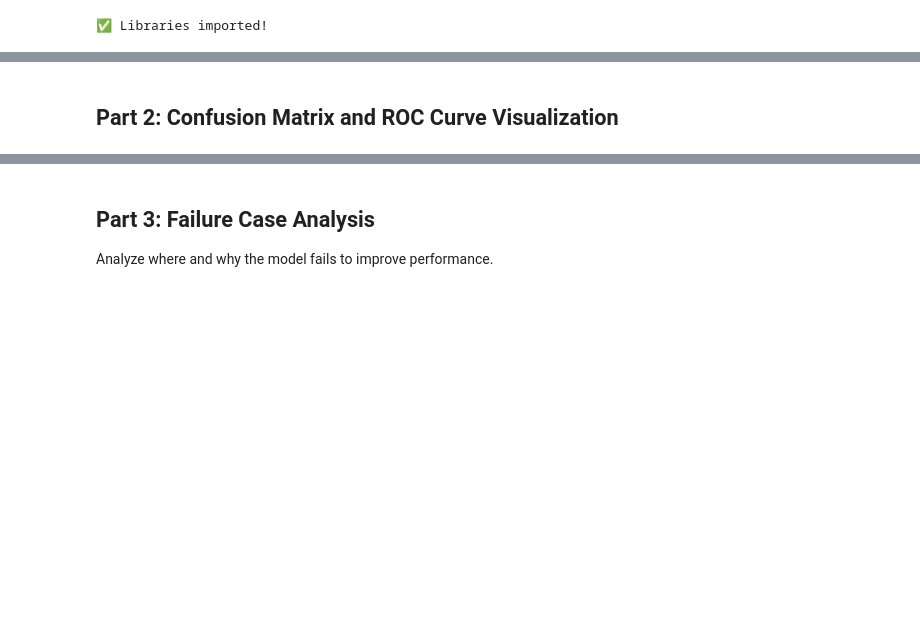
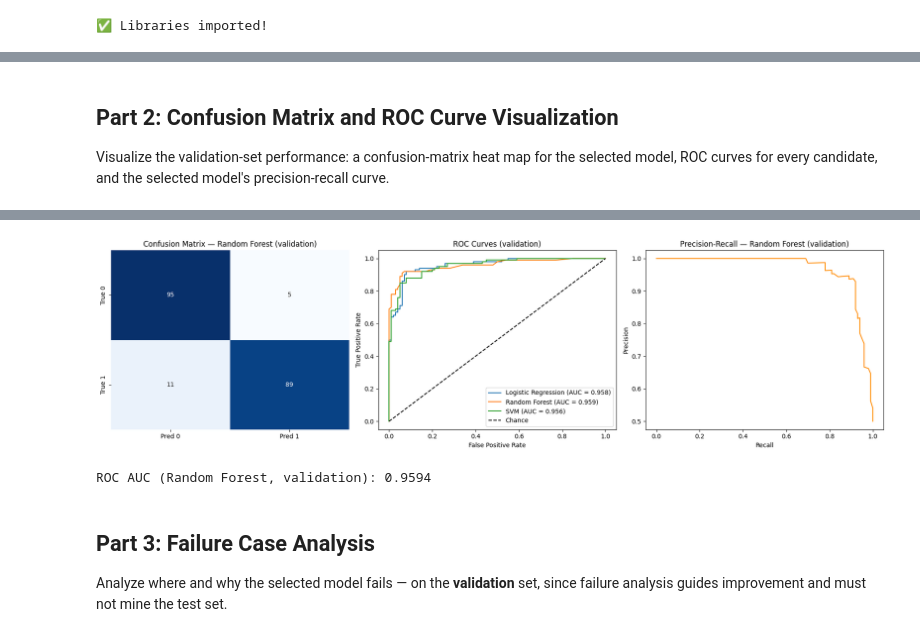
Before and after one commit to A-Alwabel/AI-Diploma-Program, a Jupyter notebook: Course 12/unit4-evaluation-optimization/examples/01_model_evaluation_optimization.ipynb, the cells around one changed output, grey strips where cells are left out. Drawn from its saved outputs; the diff is of its cells as text; code cells hidden in the pictures; blank space fills up the shorter version.

```diff
--- a/Course 12/unit4-evaluation-optimization/examples/01_model_evaluation_optimization.ipynb
+++ b/Course 12/unit4-evaluation-optimization/examples/01_model_evaluation_optimization.ipynb
@@ -59,9 +62,17 @@ print("✅ Libraries imported!")
 # %% [output]
 ✅ Libraries imported!
 # %%
-# Generate data and split
+# Generate a synthetic dataset and make a THREE-way split so each job gets its
+# own data: train to fit, validation to compare/refine, test for one final check
+# (the discipline taught in Unit 3, notebook 01).
 X, y = make_classification(n_samples=1000, n_features=20, n_classes=2, random_state=42)
-X_train, X_test, y_train, y_test = train_test_split(X, y, test_size=0.2, random_state=42, stratify=y)
 
-print(f"Training: {X_train.shape}, Test: {X_test.shape}")
+# First carve off the untouched test set (20% of all data)
+X_temp, X_test, y_temp, y_test = train_test_split(X, y, test_size=0.2, random_state=42, stratify=y)
+# Then split what remains into training (60% overall) and validation (20% overall)
+X_train, X_val, y_train, y_val = train_test_split(X_temp, y_temp, test_size=0.25, random_state=42, stratify=y_temp)
+
+print(f"Training: {X_train.shape}, Validation: {X_val.shape}, Test: {X_test.shape}")
+print("📝 Models are compared and refined on the VALIDATION set")
+print("📝 The TEST set is used exactly once, at the very end")
 # %% [output]
@@ -133,28 +149,48 @@ Random Forest:
 # %% [markdown]
 ## Part 2: Confusion Matrix and ROC Curve Visualization
+
+Visualize the validation-set performance: a confusion-matrix heat map for the
+selected model, ROC curves for every candidate, and the selected model's
+precision-recall curve.
 # %%
-# Visualize confusion matrix for best model
-best_predictions = results[best_model_name]['predictions']
-cm = confusion_matrix(y_test, best_predictions)
+# Visualize validation performance: heat map of the winner's confusion matrix,
+# ROC curves for all candidates, and the winner's precision-recall curve.
+best_val_pred = results[best_model_name]['predictions']
+cm = confusion_matrix(y_val, best_val_pred)
 
-print("=" * 60)
-print(f"Confusion Matrix: {best_model_name}")
-print("=" * 60)
-print(f"\n{cm}")
-print(f"\nTrue Negatives: {cm[0,0]}, False Positives: {cm[0,1]}")
+# Print the raw confusion-matrix cells for reference alongside the figure
+print(f"Confusion matrix ({best_model_name}, validation set):")
+print(f"True Negatives: {cm[0,0]}, False Positives: {cm[0,1]}")
 print(f"False Negatives: {cm[1,0]}, True Positives: {cm[1,1]}")
 
-# ROC Curve (if probabilities available)
-if results[best_model_name]['probabilities'] is not None:
-    fpr, tpr, thresholds = roc_curve(y_test, results[best_model_name]['probabilities'])
-    roc_auc = auc(fpr, tpr)
-    print(f"\nROC AUC Score: {roc_auc:.4f}")
+fig, axes = plt.subplots(1, 3, figsize=(18, 5))
 
-    print("\n✅ Use matplotlib to visualize:")
-    print("  - Confusion matrix heatmap")
-    print("  - ROC curves for all models")
-    print("  - Precision-Recall curves")
-    print("  - Feature importance plots")
-else:
-    print("\nNote: Some models don't provide probability estimates")
+# Panel 1: confusion-matrix heat map (counts annotated in each cell)
+sns.heatmap(cm, annot=True, fmt='d', cmap='Blues', cbar=False, ax=axes[0],
+            xticklabels=['Pred 0', 'Pred 1'], yticklabels=['True 0', 'True 1'])
+axes[0].set_title(f'Confusion Matrix — {best_model_name} (validation)')
+
+# Panel 2: ROC curves for ALL candidates on one axis (higher curve = better)
+for name in results:
+    fpr, tpr, _ = roc_curve(y_val, results[name]['probabilities'])
+    axes[1].plot(fpr, tpr, label=f"{name} (AUC = {auc(fpr, tpr):.3f})")
+axes[1].plot([0, 1], [0, 1], 'k--', label='Chance')  # diagonal = random guessing
+axes[1].set_xlabel('False Positive Rate')
+axes[1].set_ylabel('True Positive Rate')
+axes[1].set_title('ROC Curves (validation)')
+axes[1].legend()
+
+# Panel 3: precision-recall curve for the selected model
+prec, rec, _ = precision_recall_curve(y_val, results[best_model_name]['probabilities'])
+axes[2].plot(rec, prec, color='darkorange')
+axes[2].set_xlabel('Recall')
+axes[2].set_ylabel('Precision')
+axes[2].set_title(f'Precision-Recall — {best_model_name} (validation)')
+
+plt.tight_layout()
+plt.show()
+
+# Headline number: the selected model's ROC AUC on validation
+best_fpr, best_tpr, _ = roc_curve(y_val, results[best_model_name]['probabilities'])
+print(f"\nROC AUC ({best_model_name}, validation): {auc(best_fpr, best_tpr):.4f}")
 # %% [output]
@@ -178,5 +200,8 @@ ROC AUC Score: 0.9640
+[figure, added]
+ROC AUC (Random Forest, validation): 0.9594
 # %% [markdown]
 ## Part 3: Failure Case Analysis
 
-Analyze where and why the model fails to improve performance.
+Analyze where and why the selected model fails — on the **validation** set,
+since failure analysis guides improvement and must not mine the test set.
 # %%
```
Also changed, not shown: parts of 12 cells of this notebook, 9 other files.
